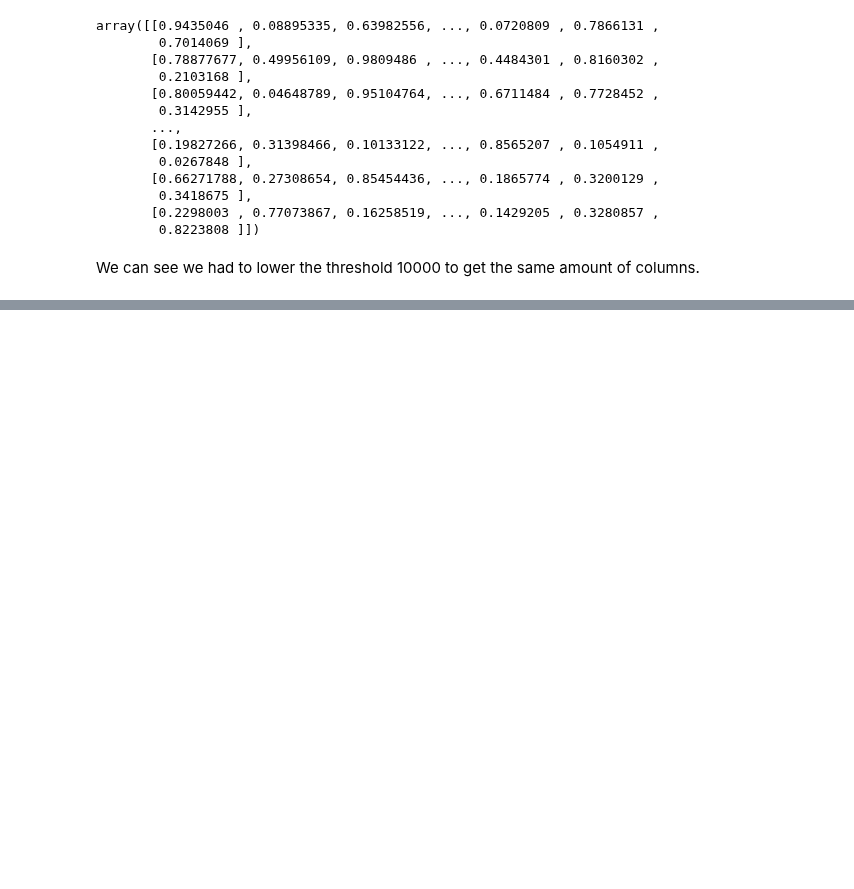
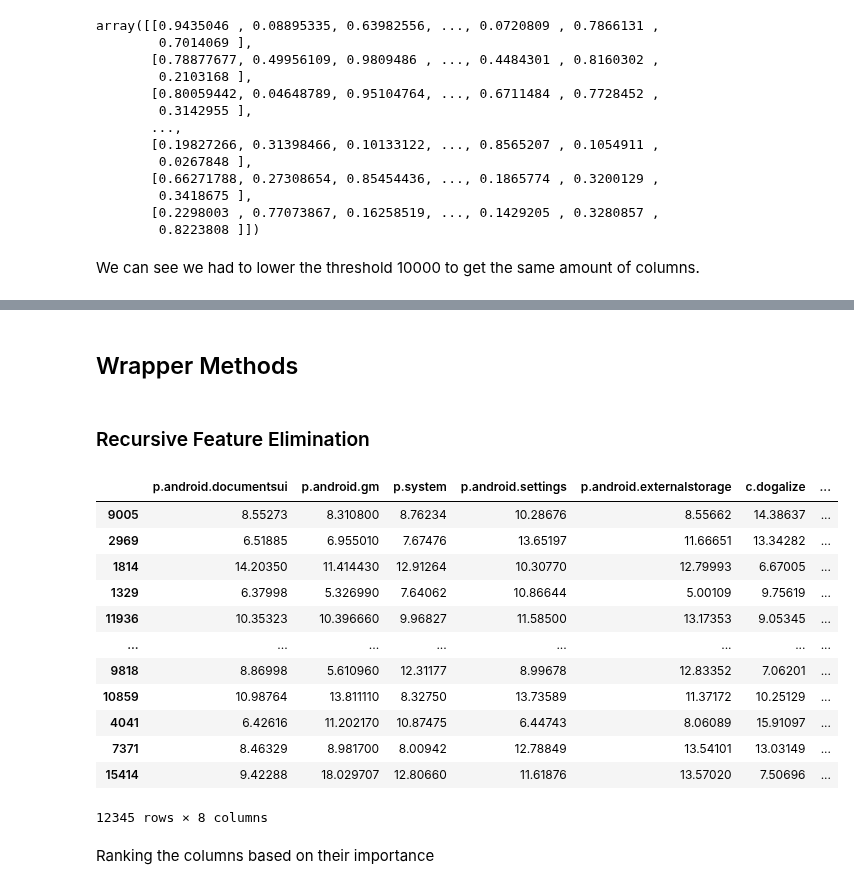
Before and after one commit to MartinH2k3/IAUProject, a Jupyter notebook: Phase2M.ipynb, the cells around one changed output, grey strips where cells are left out. Cells and saved outputs as stored; diff of their text form; code cells hidden in the pictures; blank space fills up the shorter version.

```diff
--- a/Phase2M.ipynb
+++ b/Phase2M.ipynb
@@ -275,0 +415,26 @@ We can see we had to lower the threshold 10000 to get the same amount of columns
+# %% [markdown]
+## Wrapper Methods
+# %% [markdown]
+### Recursive Feature Elimination
+# %%
+# Let's try this method for the logistic regression
+rfe_selector = RFE(estimator=LogisticRegression(max_iter=1000), n_features_to_select=8, step=1)
+# max_iter sets the maximum number of attempts the algorithm makes to find the best solution
+# it threw warnings with max_iter default or too low, so we set it to 1000
+get_features_dataframe(rfe_selector, X_train, y_train)
+# %% [output]
+|  | p.android.documentsui | p.android.gm | p.system | p.android.settings | p.android.externalstorage | c.dogalize | ... |
+| 9005 | 8.55273 | 8.310800 | 8.76234 | 10.28676 | 8.55662 | 14.38637 | ... |
+| 2969 | 6.51885 | 6.955010 | 7.67476 | 13.65197 | 11.66651 | 13.34282 | ... |
+| 1814 | 14.20350 | 11.414430 | 12.91264 | 10.30770 | 12.79993 | 6.67005 | ... |
+| 1329 | 6.37998 | 5.326990 | 7.64062 | 10.86644 | 5.00109 | 9.75619 | ... |
+| 11936 | 10.35323 | 10.396660 | 9.96827 | 11.58500 | 13.17353 | 9.05345 | ... |
+| ... | ... | ... | ... | ... | ... | ... | ... |
+| 9818 | 8.86998 | 5.610960 | 12.31177 | 8.99678 | 12.83352 | 7.06201 | ... |
+| 10859 | 10.98764 | 13.811110 | 8.32750 | 13.73589 | 11.37172 | 10.25129 | ... |
+| 4041 | 6.42616 | 11.202170 | 10.87475 | 6.44743 | 8.06089 | 15.91097 | ... |
+| 7371 | 8.46329 | 8.981700 | 8.00942 | 12.78849 | 13.54101 | 13.03149 | ... |
+| 15414 | 9.42288 | 18.029707 | 12.80660 | 11.61876 | 13.57020 | 7.50696 | ... |
+12345 rows × 8 columns
+# %% [markdown]
+Ranking the columns based on their importance
```
Also changed, not shown: parts of 50 cells of this notebook.
